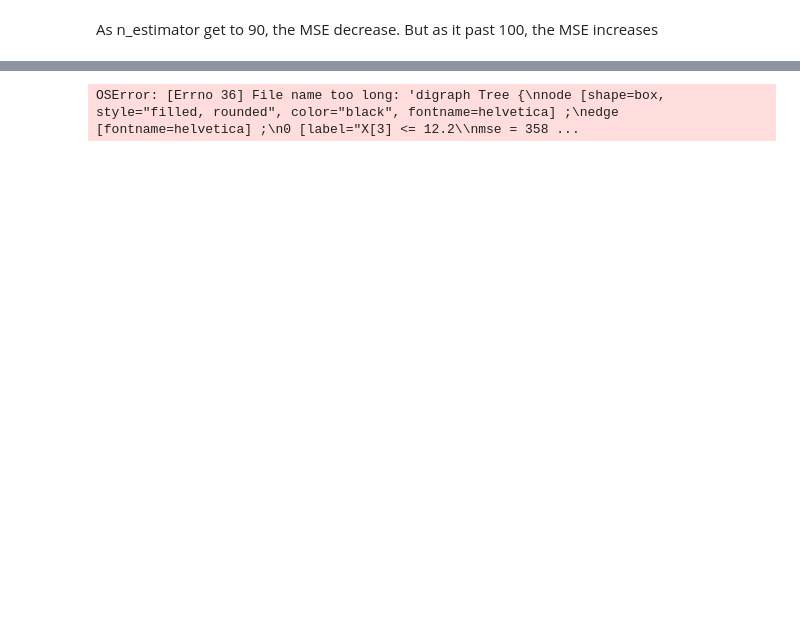
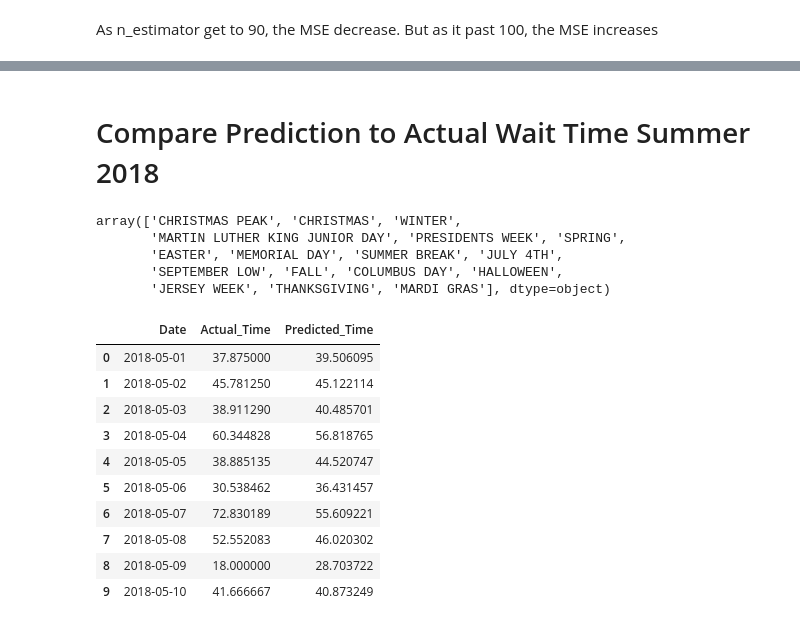
Before and after one commit to daviding11/Splash-Mountain-Wait-Time-Analysis, a Jupyter notebook: Data_Visualization_daviding.ipynb, the cells around one changed output, grey strips where cells are left out. Drawn from its saved outputs; the diff is of its cells as text; code cells hidden in the pictures; blank space fills up the shorter version.

```diff
--- a/Data_Visualization_daviding.ipynb
+++ b/Data_Visualization_daviding.ipynb
@@ -319,7 +344,10 @@ dot_data = export_graphviz(tree, out_file = None,filled = True, rounded = True,
-# %%
-# Use dot file to create a graph
-graph = pydotplus.graph_from_dot_file(dot_data)
-# Write graph to a png file
-Image(graph.create_png())
-# %% [output]
-OSError: [Errno 36] File name too long: 'digraph Tree {\nnode [shape=box, style="filled, rounded", color="black", fontname=helvetica] ;\nedge [fontname=helvetica] ;\n0 [label="X[3] <= 12.2\\nmse = 358 ...
+# %% [markdown]
+# Compare Prediction to Actual Wait Time Summer 2018
+# %%
+meta_splash2.SEASON.unique()
+# %% [output]
+array(['CHRISTMAS PEAK', 'CHRISTMAS', 'WINTER',
+       'MARTIN LUTHER KING JUNIOR DAY', 'PRESIDENTS WEEK', 'SPRING',
+       'EASTER', 'MEMORIAL DAY', 'SUMMER BREAK', 'JULY 4TH',
+       'SEPTEMBER LOW', 'FALL', 'COLUMBUS DAY', 'HALLOWEEN',
+       'JERSEY WEEK', 'THANKSGIVING', 'MARDI GRAS'], dtype=object)
@@ -325,0 +375,22 @@ OSError: [Errno 36] File name too long: 'digraph Tree {\nnode [shape=box, style=
+# %%
+predicted_time_df = pd.DataFrame(predicted_time)
+predicted_time_df.head(n = 6)
+
+comparison_df = pd.concat([actual_time,predicted_time_df],
+                              axis = 1)
+comparison_df = comparison_df.rename({'date':'Date',
+                                     'SPOSTMIN':'Actual_Time',
+                                     0:'Predicted_Time'}, axis = 1)
+comparison_df.head(n = 10)
+# %% [output]
+|  | Date | Actual_Time | Predicted_Time |
+| 0 | 2018-05-01 | 37.875000 | 39.506095 |
+| 1 | 2018-05-02 | 45.781250 | 45.122114 |
+| 2 | 2018-05-03 | 38.911290 | 40.485701 |
+| 3 | 2018-05-04 | 60.344828 | 56.818765 |
+| 4 | 2018-05-05 | 38.885135 | 44.520747 |
+| 5 | 2018-05-06 | 30.538462 | 36.431457 |
+| 6 | 2018-05-07 | 72.830189 | 55.609221 |
+| 7 | 2018-05-08 | 52.552083 | 46.020302 |
+| 8 | 2018-05-09 | 18.000000 | 28.703722 |
+| 9 | 2018-05-10 | 41.666667 | 40.873249 |
```
Also changed, not shown: parts of 23 cells of this notebook.
